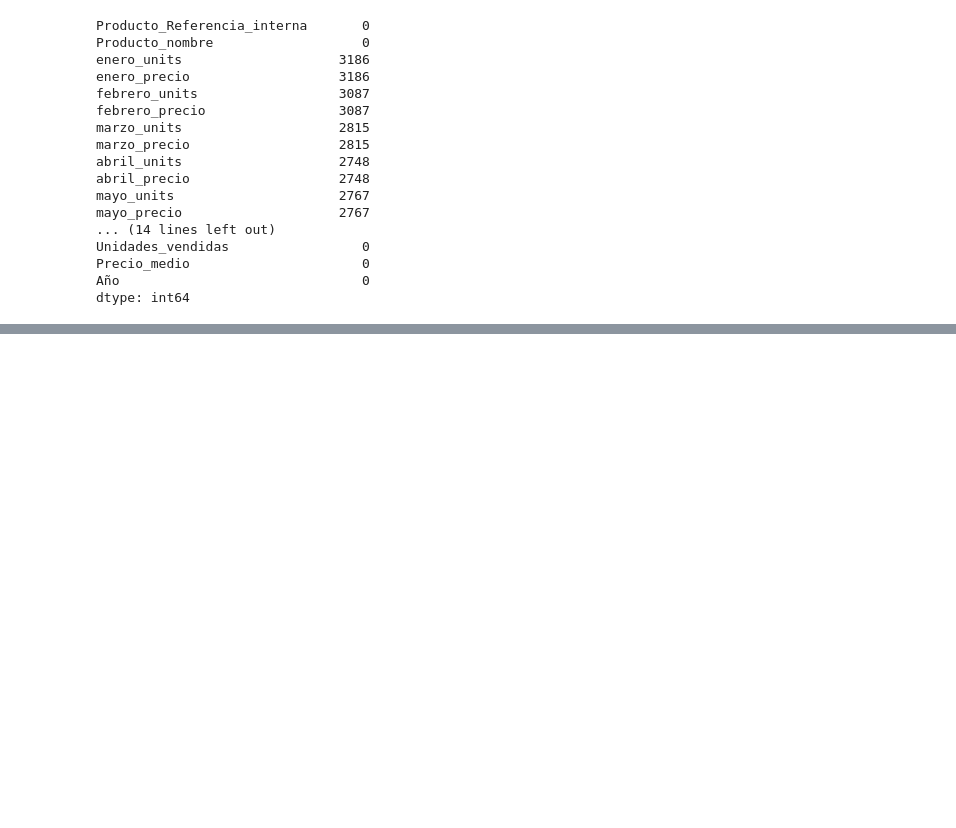
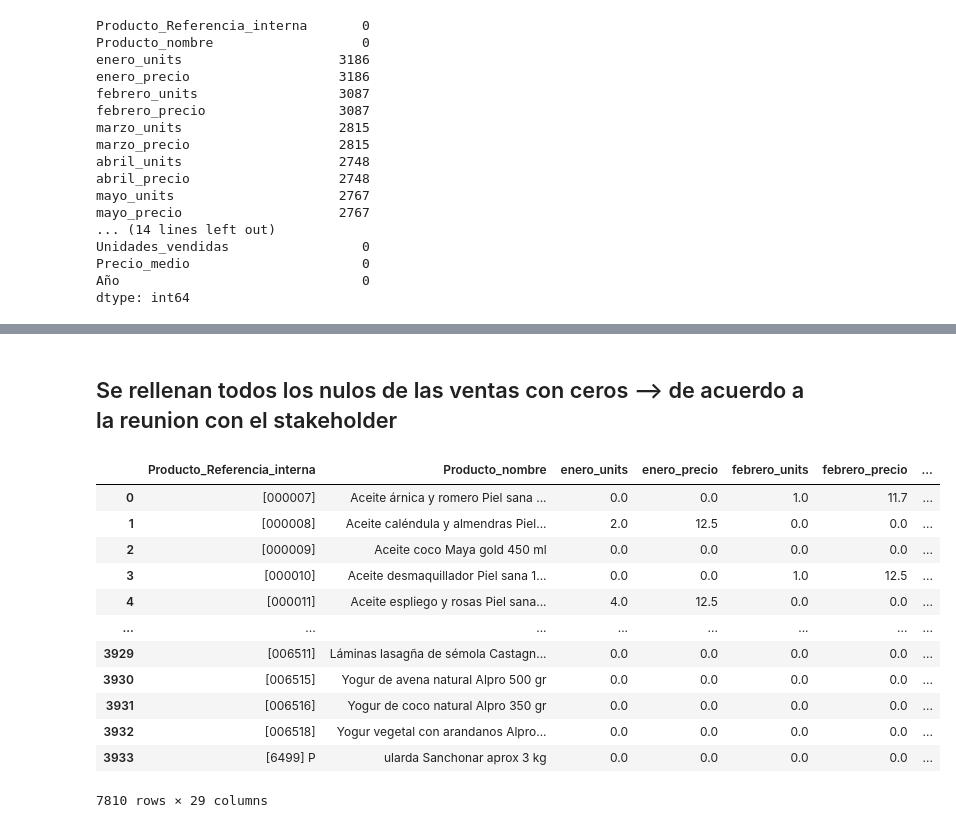
Before and after one commit to Factoria-F5-AI-Bootcamp-1-Edicion/osa_analysis, a Jupyter notebook: EDA.ipynb, the cells around one changed output, grey strips where cells are left out. Saved outputs shown, nothing was run; the diff lists cells and outputs as text; code cells hidden in the pictures; blank space fills up the shorter version.

Commit message:
Se rellenaron nulos de ventas con ceros. Falta decidir como organizar las columnas de meses si se agrupan en una sola columna de fecha o no.

```diff
--- a/EDA.ipynb
+++ b/EDA.ipynb
@@ -383,0 +393,18 @@ dtype: int64
+# %% [markdown]
+## Se rellenan todos los nulos de las ventas con ceros --> de acuerdo a la reunion con el stakeholder
+# %%
+precios_ventas.fillna(0)
+# %% [output]
+|  | Producto_Referencia_interna | Producto_nombre | enero_units | enero_precio | febrero_units | febrero_precio | ... |
+| 0 | [000007] | Aceite árnica y romero Piel sana ... | 0.0 | 0.0 | 1.0 | 11.7 | ... |
+| 1 | [000008] | Aceite caléndula y almendras Piel... | 2.0 | 12.5 | 0.0 | 0.0 | ... |
+| 2 | [000009] | Aceite coco Maya gold 450 ml | 0.0 | 0.0 | 0.0 | 0.0 | ... |
+| 3 | [000010] | Aceite desmaquillador Piel sana 1... | 0.0 | 0.0 | 1.0 | 12.5 | ... |
+| 4 | [000011] | Aceite espliego y rosas Piel sana... | 4.0 | 12.5 | 0.0 | 0.0 | ... |
+| ... | ... | ... | ... | ... | ... | ... | ... |
+| 3929 | [006511] | Láminas lasagña de sémola Castagn... | 0.0 | 0.0 | 0.0 | 0.0 | ... |
+| 3930 | [006515] | Yogur de avena natural Alpro 500 gr | 0.0 | 0.0 | 0.0 | 0.0 | ... |
+| 3931 | [006516] | Yogur de coco natural Alpro 350 gr | 0.0 | 0.0 | 0.0 | 0.0 | ... |
+| 3932 | [006518] | Yogur vegetal con arandanos Alpro... | 0.0 | 0.0 | 0.0 | 0.0 | ... |
+| 3933 | [6499] P | ularda Sanchonar aprox 3 kg | 0.0 | 0.0 | 0.0 | 0.0 | ... |
+7810 rows × 29 columns
```
Also changed, not shown: parts of 1 cell of this notebook.
